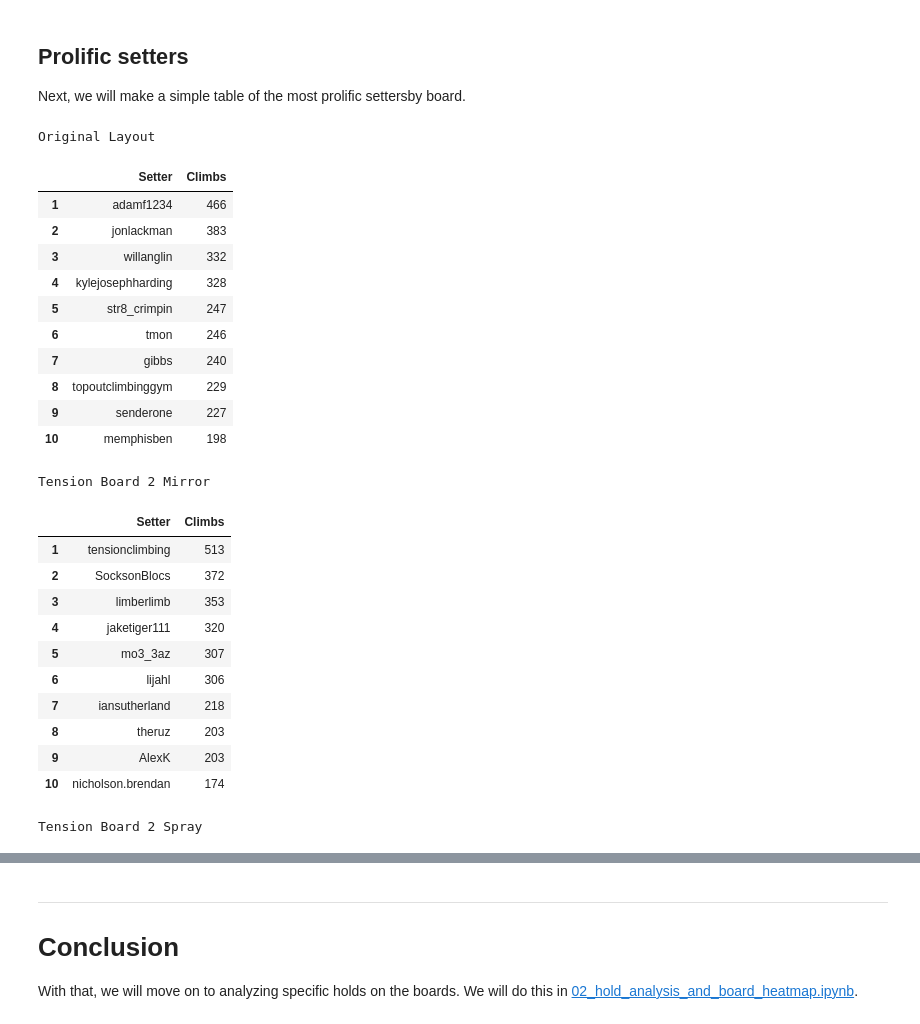
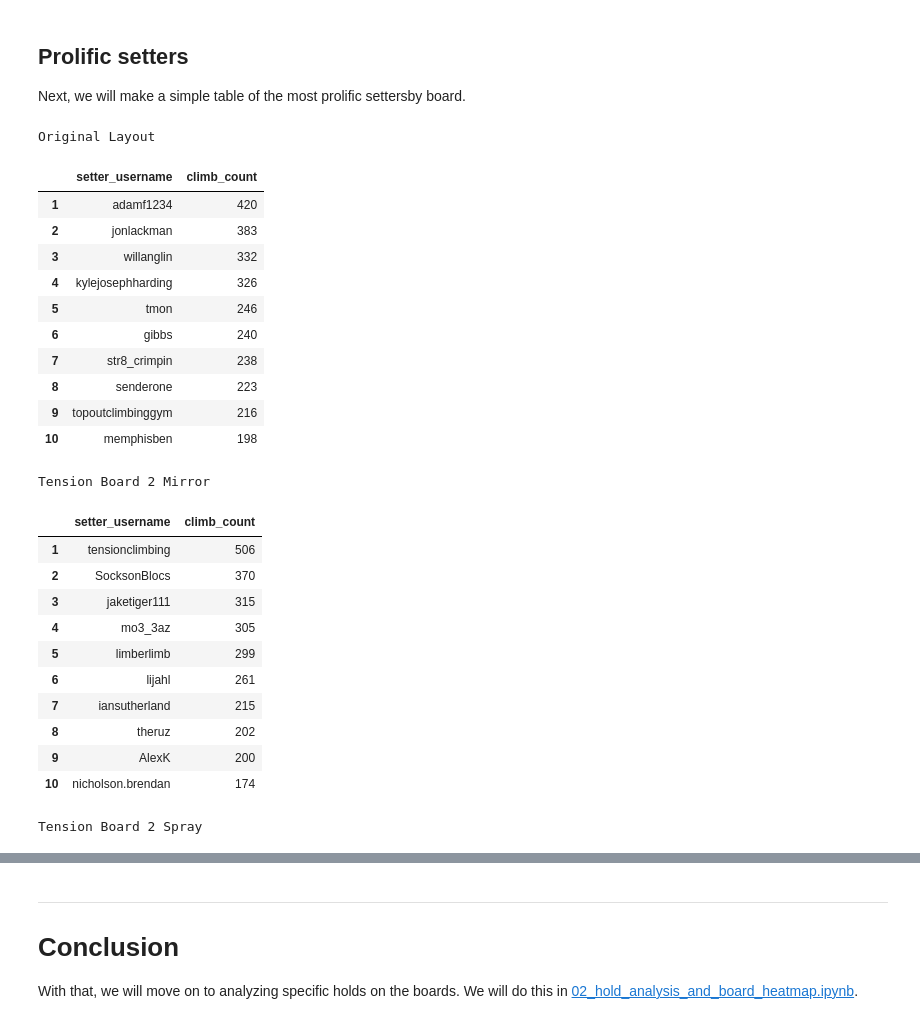
Before and after one commit to psark007/Tension-Board-2-Analysis, a Jupyter notebook: notebooks/01_data_overview_and_climbing_statistics.ipynb, the cells around one changed output, grey strips where cells are left out. Saved outputs shown, nothing was run; the diff lists cells and outputs as text; code cells hidden in the pictures.

```diff
--- a/notebooks/01_data_overview_and_climbing_statistics.ipynb
+++ b/notebooks/01_data_overview_and_climbing_statistics.ipynb
@@ -556,6 +578,8 @@ plt.show()
 
 Some setters opt to put the "no match" tag onto their climbs. This means that the climber is not allowed to match their hands on any hold. Let's do an analysis of the differences.
 # %%
+### Match vs No Match analysis.
+
 # Create status column (Match vs No Match)
 df['status'] = df.apply(
     lambda x: 'No Match' if (
@@ -616,7 +640,6 @@ for ax, metric, title in zip(axes, ['count', 'avg_difficulty', 'avg_ascensionist
         x='status',
         y=metric,
         hue='layout_name',
-        hue_order=layout_order[:3],
         palette=palette,
         order=status_order,
         ax=ax,
@@ -634,10 +657,11 @@ yticks = [11, 13, 15, 17, 19, 21, 23]
 ylabels = [grade_mapping.get(t, f"V{t-10}") for t in yticks]
 axes[1].set_yticks(yticks)
 axes[1].set_yticklabels(ylabels)
+axes[1].set_ylim(bottom=10)
 
 # Add V-grade annotations on difficulty bars
 for i, status in enumerate(status_order):
-    for j, layout in enumerate(layout_order[:3]):
+    for j, layout in enumerate(df['layout_name'].unique()):
         row = df_combined[(df_combined['layout_name'] == layout) & (df_combined['status'] == status)]
         if not row.empty:
             diff = row['avg_difficulty'].values[0]
@@ -646,12 +670,12 @@ for i, status in enumerate(status_order):
             x_pos = i + (j - 1) * 0.27
             axes[1].text(x_pos, diff + 0.3, v_grade, ha='center', fontsize=8, fontweight='bold')
 
-# Custom legend
-handles = [mpatches.Patch(color='lightgray', label='All Layouts')]
-for layout, color in zip(layout_order[:3], palette):
-    handles.append(mpatches.Patch(color=color, label=layout))
-fig.legend(handles=handles, title='Layout', loc='upper right', fontsize=10,
-           bbox_to_anchor=(1.08, 0.9))
+
+# Custom Legend
+handles,labels = ax.get_legend_handles_labels()
+all_layouts_patch = mpatches.Patch(color='lightgray', label='All Layouts')
+handles.insert(0, all_layouts_patch)
+fig.legend(handles=handles, title='Layout', bbox_to_anchor=(1.08, 0.9))
 
 plt.suptitle('Match vs No Match Climbs by Layout', fontsize=14, y=1.02)
 plt.tight_layout()
@@ -875,48 +954,48 @@ plt.show()
 
 Next, we will make a simple table of the most prolific settersby board.
 # %%
-# Top 10 setters by layout
+### Top 10 setters by layout
 
 # Make a DataFrame for the setters
 df_setters = df.groupby(['setter_username', 'layout_name']).agg(
     climb_count=('uuid', 'nunique')
 ).reset_index()
 
+layouts = df['layout_name'].unique()
+
 for layout in layouts:
     df_layout = df_setters[df_setters['layout_name'] == layout]
     df_top = df_layout.sort_values(by='climb_count', ascending=False).head(10).reset_index(drop=True)
 
-    # Rename columns for display
-    df_display = df_top[['setter_username', 'climb_count']].copy()
-    df_display.columns = ['Setter', 'Climbs']
-    df_display.index = df_display.index + 1  # Ranking starts at 1
+    # Reset index to show rank
+    df_top.index = df_top.index + 1
 
-    # Use print for headers, display for DataFrame
+    # Display
     print(f"\n{layout}\n")
-    display(df_display)
+    display(df_top[['setter_username', 'climb_count']])
 # %% [output]
 Original Layout
-|  | Setter | Climbs |
-| 1 | adamf1234 | 466 |
+|  | setter_username | climb_count |
+| 1 | adamf1234 | 420 |
 | 2 | jonlackman | 383 |
 | 3 | willanglin | 332 |
-| 4 | kylejosephharding | 328 |
-| 5 | str8_crimpin | 247 |
-| 6 | tmon | 246 |
-| 7 | gibbs | 240 |
-| 8 | topoutclimbinggym | 229 |
-| 9 | senderone | 227 |
+| 4 | kylejosephharding | 326 |
+| 5 | tmon | 246 |
+| 6 | gibbs | 240 |
+| 7 | str8_crimpin | 238 |
+| 8 | senderone | 223 |
+| 9 | topoutclimbinggym | 216 |
 | 10 | memphisben | 198 |
 Tension Board 2 Mirror
-|  | Setter | Climbs |
-| 1 | tensionclimbing | 513 |
-| 2 | SocksonBlocs | 372 |
-| 3 | limberlimb | 353 |
-| 4 | jaketiger111 | 320 |
-| 5 | mo3_3az | 307 |
-| 6 | lijahl | 306 |
-| 7 | iansutherland | 218 |
-| 8 | theruz | 203 |
-| 9 | AlexK | 203 |
+|  | setter_username | climb_count |
+| 1 | tensionclimbing | 506 |
+| 2 | SocksonBlocs | 370 |
+| 3 | jaketiger111 | 315 |
+| 4 | mo3_3az | 305 |
+| 5 | limberlimb | 299 |
+| 6 | lijahl | 261 |
+| 7 | iansutherland | 215 |
+| 8 | theruz | 202 |
+| 9 | AlexK | 200 |
 | 10 | nicholson.brendan | 174 |
 Tension Board 2 Spray
```
Also changed, not shown: parts of 22 cells of this notebook, 49 other files.
